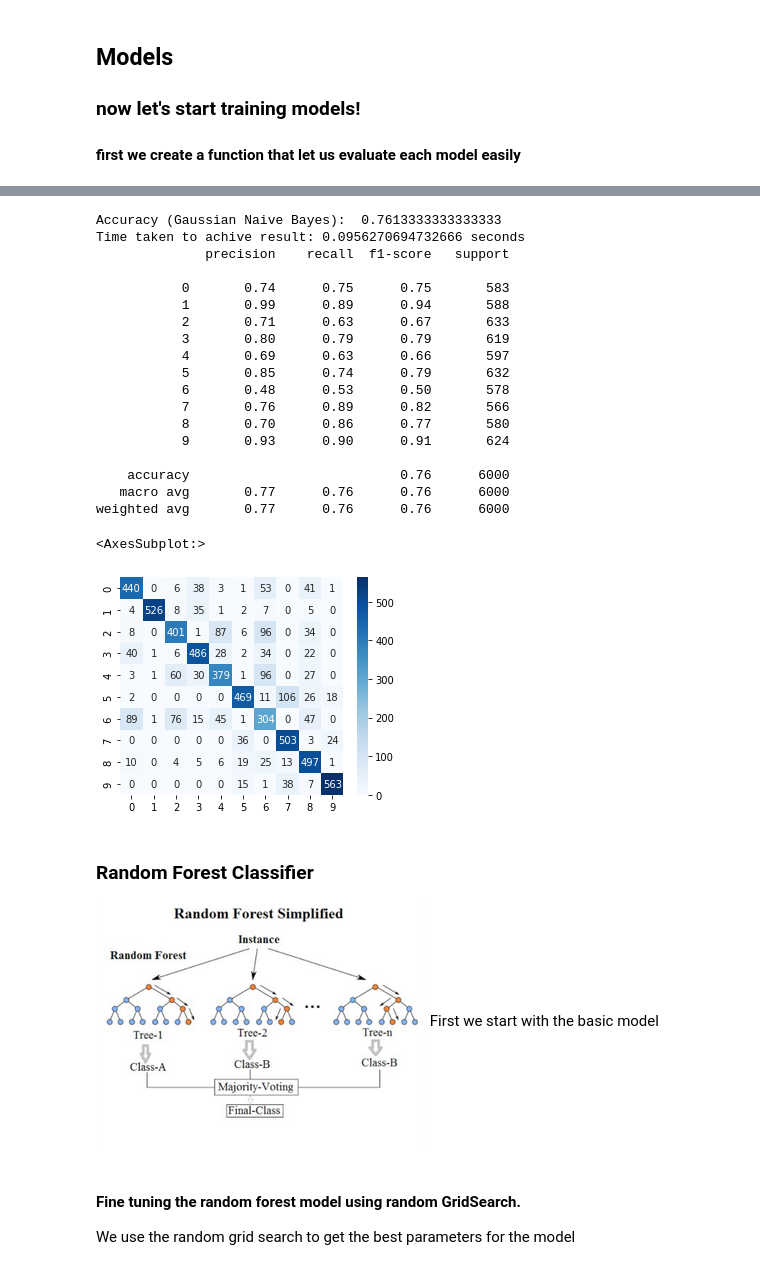
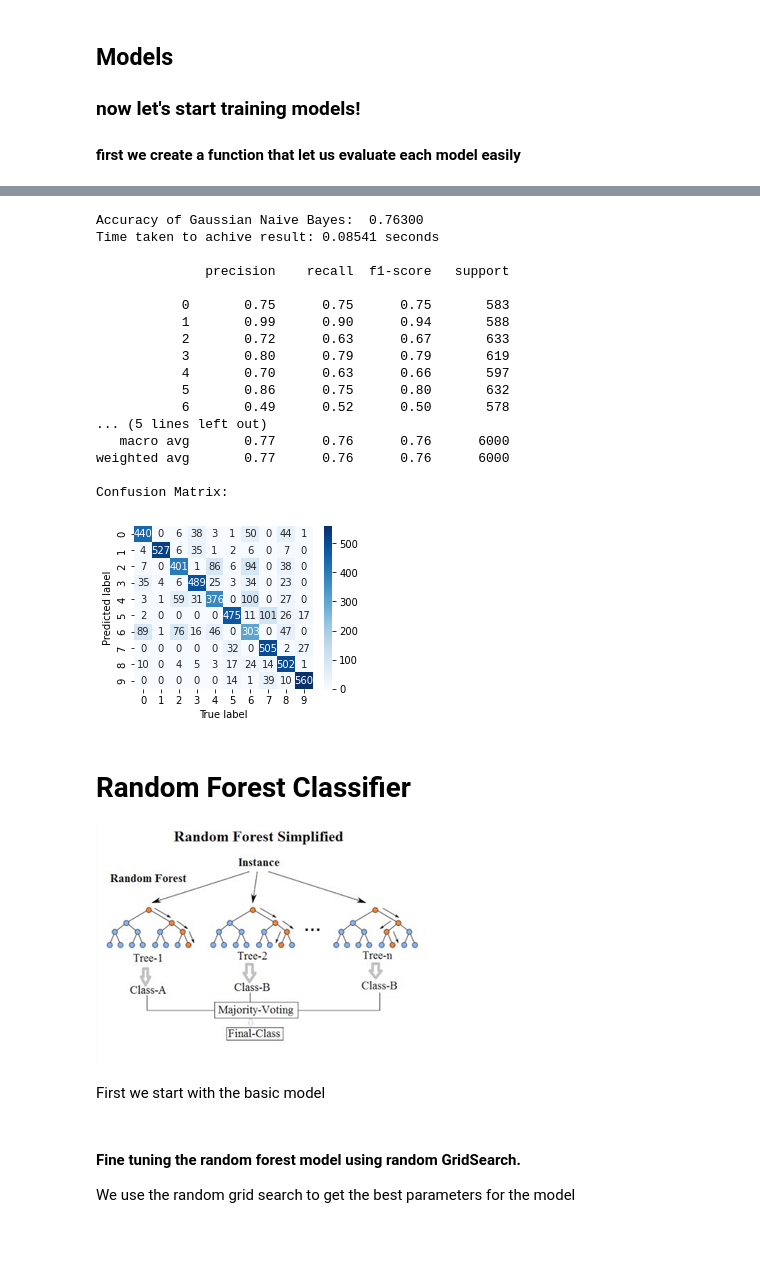
Before and after one commit to sandler2806/Data-Visualization, a Jupyter notebook: fashin-checkpoint.ipynb, the cells around one changed output, grey strips where cells are left out. Cells and saved outputs as stored; diff of their text form; code cells hidden in the pictures; blank space fills up the shorter version.

```diff
--- a/fashin-checkpoint.ipynb
+++ b/fashin-checkpoint.ipynb
@@ -221,13 +222,17 @@ and yet enough features so that our results do not hurt too much.
 ### now let's start training models!
 #### first we create a function that let us evaluate each model easily
 # %%
-def results(model):
-    y_pred=model.predict(X_test_scaled)
-    plt.figure(figsize=(5,4))
-    conf =confusion_matrix(y_test, y_pred)
+def show_results(model, time, name):
+    predictions = model.predict(X_test)
+    accuracy = metrics.accuracy_score(y_test, predictions)
+    print(f'Accuracy of {name}: {accuracy: .5F}')
+    print("Time taken to achive result: %s seconds\n" % (round(time,5)))
+    print(classification_report(y_test, predictions))
+    plt.figure(figsize=(4,3))
+    conf = confusion_matrix(y_test, predictions)
     print("Confusion Matrix: ")
     sns.heatmap(conf, cmap = "Blues", annot=True, fmt = '.0f')
     plt.xlabel('True label')
     plt.ylabel('Predicted label')
     plt.show()
-    print(classification_report(y_test, y_pred,digits=4))
+    return predictions, accuracy
@@ -399,50 +381,42 @@ weighted avg       0.85      0.85      0.85      6000
 # %%
 start_timeGaussianNB = time.time()
 modelGNB = GaussianNB()
 modelGNB.fit(X_train, y_train)
+timeGNB = time.time() - start_timeGaussianNB
 
 #load
 # modelGNB = joblib.load('modelGNB.joblib')
 # timeGNB = joblib.load('time_modelGNB.joblib')
 
-predictionsGNB = modelGNB.predict(X_test)
-
 #save
 joblib.dump(modelGNB, 'modelGNB.joblib')
 joblib.dump((time.time() - start_timeGaussianNB), 'time_modelGNB.joblib')
 
-accuracyGNB = metrics.accuracy_score(y_test, predictionsGNB)
-print("Accuracy (Gaussian Naive Bayes): ", accuracyGNB)
-timeGNB = time.time() - start_timeGaussianNB
-print("Time taken to achive result: %s seconds" % (timeGNB))
-
-plt.figure(figsize=(5,4))
-print(classification_report(y_test, predictionsGNB))
-sns.heatmap(confusion_matrix(y_test, predictionsGNB), cmap = "Blues", annot=True, fmt = '.0f')
+predictionsGNB, accuracyGNB = show_results(modelGNB, timeGNB, "Gaussian Naive Bayes")
 # %% [output]
-Accuracy (Gaussian Naive Bayes):  0.7613333333333333
-Time taken to achive result: 0.0956270694732666 seconds
+Accuracy of Gaussian Naive Bayes:  0.76300
+Time taken to achive result: 0.08541 seconds
+
               precision    recall  f1-score   support
 
-           0       0.74      0.75      0.75       583
-           1       0.99      0.89      0.94       588
-           2       0.71      0.63      0.67       633
+           0       0.75      0.75      0.75       583
+           1       0.99      0.90      0.94       588
+           2       0.72      0.63      0.67       633
            3       0.80      0.79      0.79       619
-           4       0.69      0.63      0.66       597
-           5       0.85      0.74      0.79       632
-           6       0.48      0.53      0.50       578
-           7       0.76      0.89      0.82       566
-           8       0.70      0.86      0.77       580
-           9       0.93      0.90      0.91       624
-
-    accuracy                           0.76      6000
+           4       0.70      0.63      0.66       597
+           5       0.86      0.75      0.80       632
+           6       0.49      0.52      0.50       578
+... (5 lines left out)
    macro avg       0.77      0.76      0.76      6000
 weighted avg       0.77      0.76      0.76      6000
+
+Confusion Matrix:
-<AxesSubplot:>
-[figure, old version]
+[figure, new version]
 # %% [markdown]
-### Random Forest Classifier
+# Random Forest Classifier
+
 ![rf.png](attachment:rf.png)
+
 First we start with the basic model
 # %% [markdown]
 #### Fine tuning the random forest model using random GridSearch.
```
Also changed, not shown: parts of 52 cells of this notebook.
